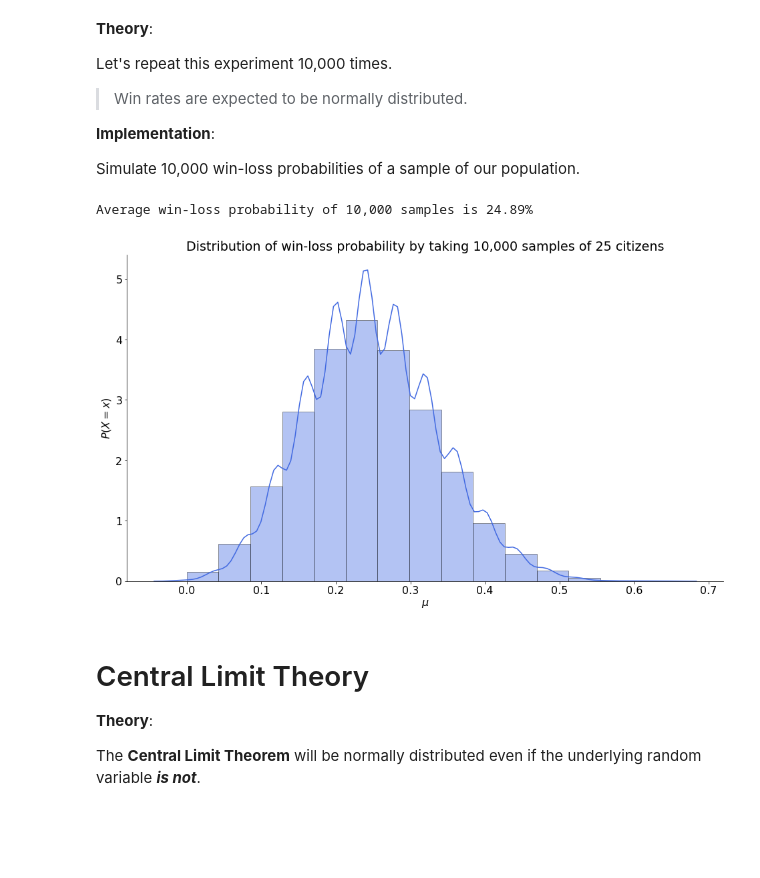
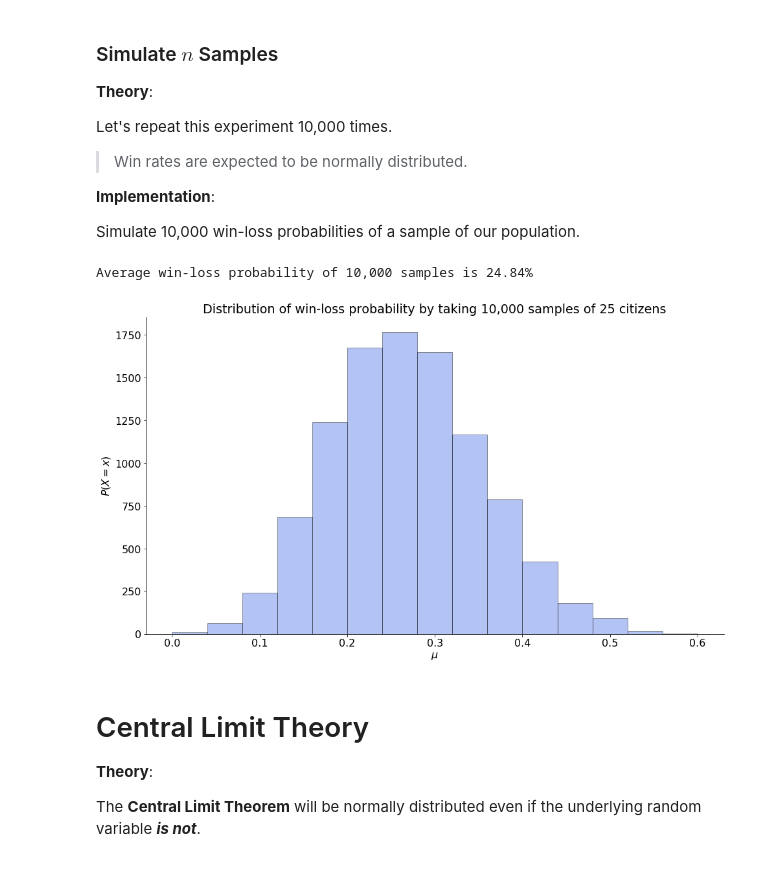
Before and after one commit to Promeos/statistics-exercises, a Jupyter notebook: hypothesis_testing.ipynb, the cells around one changed output. Saved outputs shown, nothing was run; the diff lists cells and outputs as text; code cells hidden in the pictures; blank space fills up the shorter version.

```diff
--- a/hypothesis_testing.ipynb
+++ b/hypothesis_testing.ipynb
@@ -80,4 +88,5 @@ Let's take a sample of one street.
 # %% [markdown]
+### Simulate $n$ Samples
 __Theory__:
 
 Let's repeat this experiment 10,000 times.
@@ -89,22 +98,25 @@ Simulate 10,000 win-loss probabilities of a sample of our population.
 # %%
 # Use `stats.binom` to simulate wins as 1 and losses as 0.
 # Set `p` kwarg to .25 -> The probability of winning.
 win_loss_rates = stats.binom(n=1, p= 0.25).rvs((10_000, 25)) # 25 citizens per sample
 average_win_rate = win_loss_rates.mean()
 
 # Answer:
 print("Average win-loss probability of 10,000 samples is {:.2%}".format(average_win_rate))
 
 # Calcalate and plot the mean win rate for 10,000 trials.
-sns.distplot(win_loss_rates.mean(axis=1), bins=15, color='RoyalBlue')
+sns.distplot(win_loss_rates.mean(axis=1),
+             bins=15,
+             kde=False,
+             color='Royalblue')
 
 # Chart labels to describe the data.
 plt.title("Distribution of win-loss probability by taking 10,000 samples of 25 citizens")
 plt.xlabel('$\mu$')
 plt.ylabel('$P(X=x)$');
 # %% [output]
-Average win-loss probability of 10,000 samples is 24.89%
+Average win-loss probability of 10,000 samples is 24.84%
-[figure, old version]
+[figure, new version]
 # %%
 # simulation of 10,000 win-loss probabilities
 
```
Also changed, not shown: parts of 12 cells of this notebook, 1 other file.
